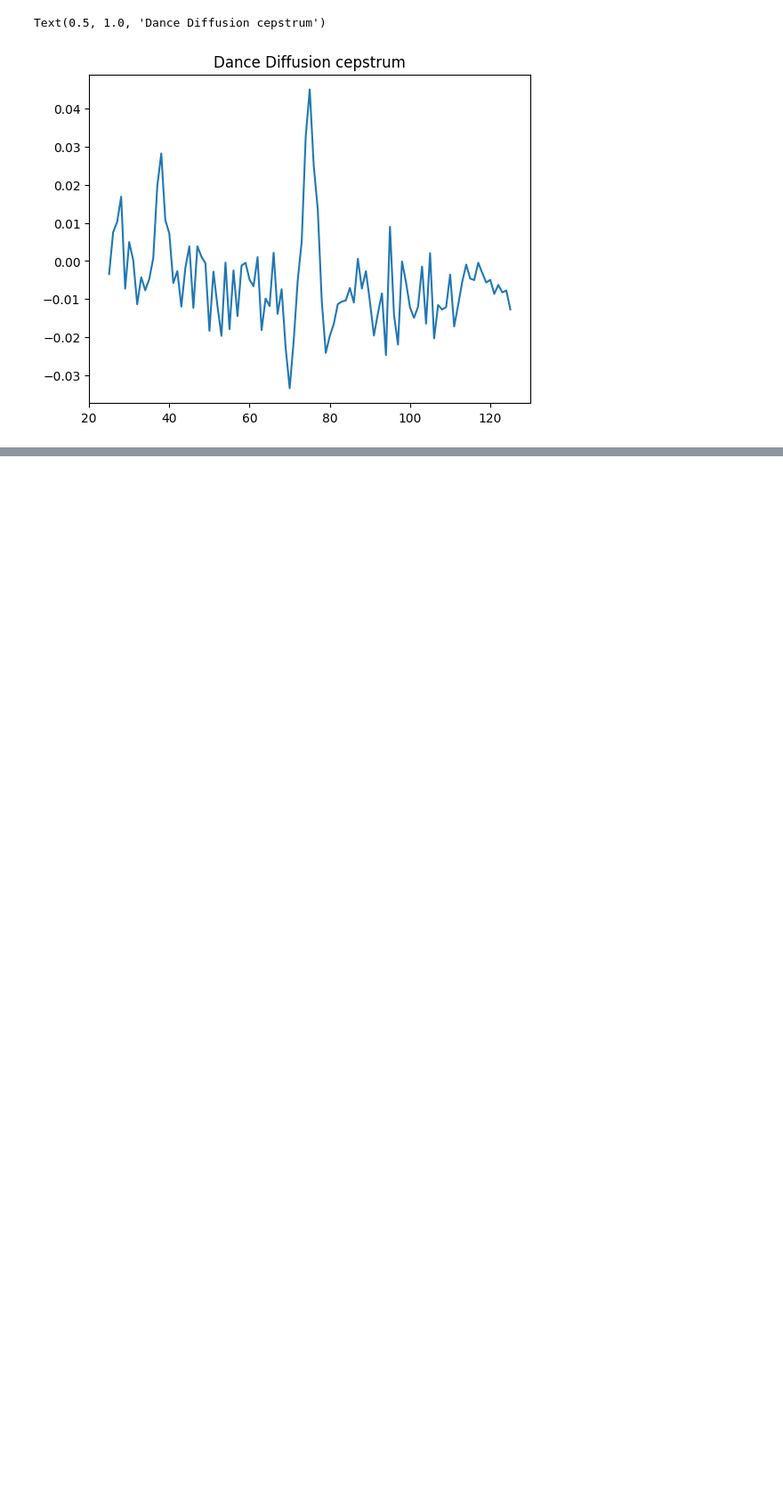
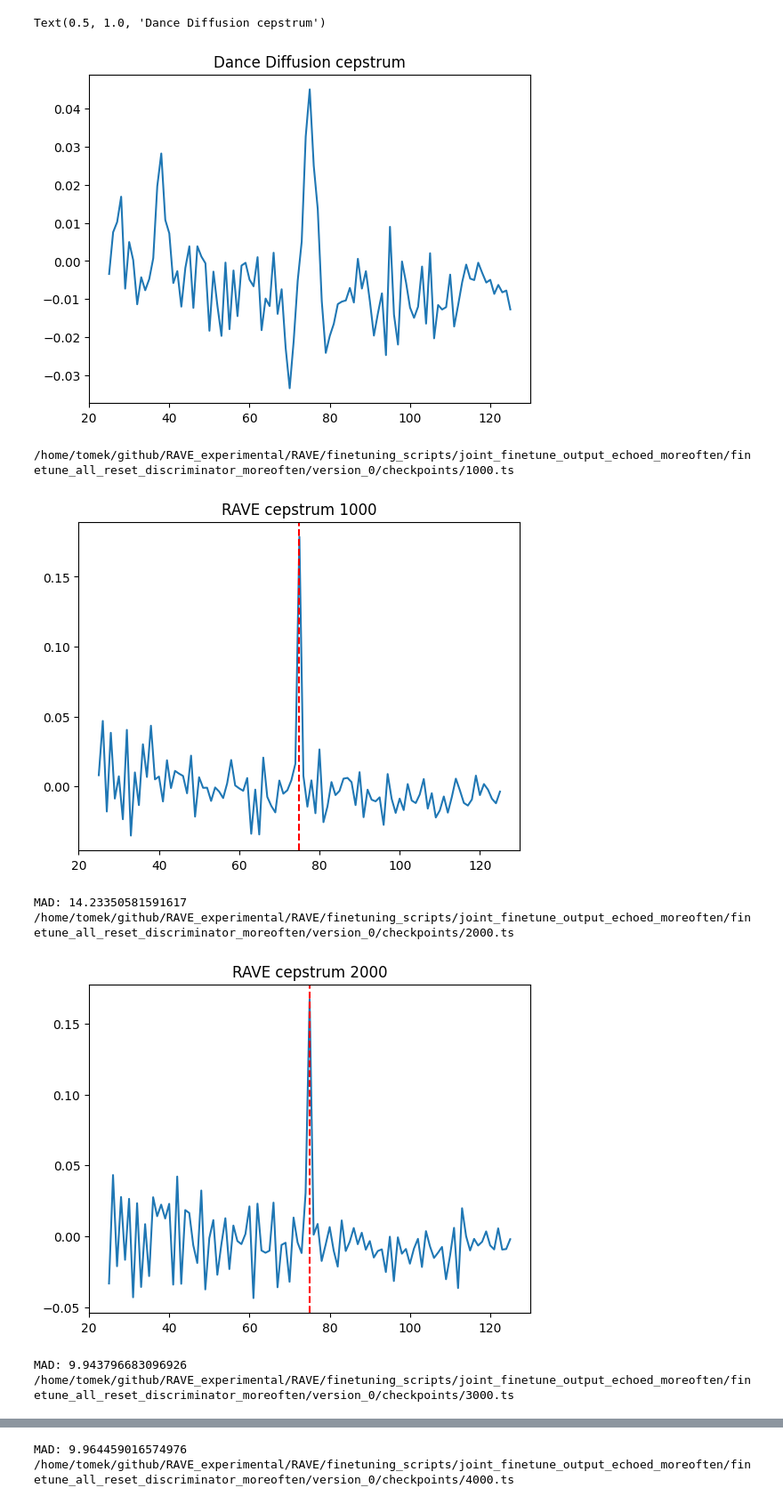
Before and after one commit to mamodrzejewski/hidden-echoes, a Jupyter notebook: Audio2AudioEchoes/notebooks/compare_metrics.ipynb, the cells around one changed output, grey strips where cells are left out. Shown at 89% size. Drawn from its saved outputs; the diff is of its cells as text; code cells hidden in the pictures; blank space fills up the shorter version.

```diff
--- a/Audio2AudioEchoes/notebooks/compare_metrics.ipynb
+++ b/Audio2AudioEchoes/notebooks/compare_metrics.ipynb
@@ -25,4 +25,5 @@ from dance_diffusion.audio_diffusion.utils import load_model_for_synthesis, do_s
 
 MODELS_ROOT = Path("../ArtistProtectModels/SingleEchoes")
 
-example_file = Path("/home/tomek/datasets/GuitarSet/00_BN1-129-Eb_comp_mic.wav")
+#example_file = Path("/home/tomek/datasets/GuitarSet/00_BN1-129-Eb_comp_mic.wav")
+example_file = Path("/home/tomek/github/hidden-echoes/Audio2AudioEchoes/10_rock_100_beat_4-4.wav")
@@ -225,3 +340,30 @@ plt.title("Dance Diffusion cepstrum")
 # %% [output]
 Text(0.5, 1.0, 'Dance Diffusion cepstrum')
 [figure]
+# %%
+# get z-scores for whole rave run
+
+def sort_by_epoch(path):
+    epoch = int(path.stem)
+    return epoch
+
+
+RUN_PATH = Path("/home/tomek/github/RAVE_experimental/RAVE/finetuning_scripts/joint_finetune_output_echoed_moreoften/finetune_all_reset_discriminator_moreoften/version_0/checkpoints/")
+
+for ckpt in sorted(RUN_PATH.glob("*.ts"), key=sort_by_epoch):
+    print(ckpt)
+    ceps = get_rave_cepstra(ckpt,44100,[example_file])
+    plt.plot(ceps[0])
+    plt.axvline(x=75, color='red', linestyle='--')
+    plt.title(f"RAVE cepstrum {ckpt.stem}")
+    plt.show()
+    score = get_median_z_score(ceps[0],75)
+    print("MAD:",score)
+# %% [output]
+/home/tomek/github/RAVE_experimental/RAVE/finetuning_scripts/joint_finetune_output_echoed_moreoften/finetune_all_reset_discriminator_moreoften/version_0/checkpoints/1000.ts
+[figure, added]
+MAD: 14.23350581591617
+/home/tomek/github/RAVE_experimental/RAVE/finetuning_scripts/joint_finetune_output_echoed_moreoften/finetune_all_reset_discriminator_moreoften/version_0/checkpoints/2000.ts
+[figure, added]
+MAD: 9.943796683096926
+/home/tomek/github/RAVE_experimental/RAVE/finetuning_scripts/joint_finetune_output_echoed_moreoften/finetune_all_reset_discriminator_moreoften/version_0/checkpoints/3000.ts
@@ -227,0 +371,2 @@ Text(0.5, 1.0, 'Dance Diffusion cepstrum')
+MAD: 9.964459016574976
+/home/tomek/github/RAVE_experimental/RAVE/finetuning_scripts/joint_finetune_output_echoed_moreoften/finetune_all_reset_discriminator_moreoften/version_0/checkpoints/4000.ts
```
Also changed, not shown: parts of 16 cells of this notebook, 3 other files.
